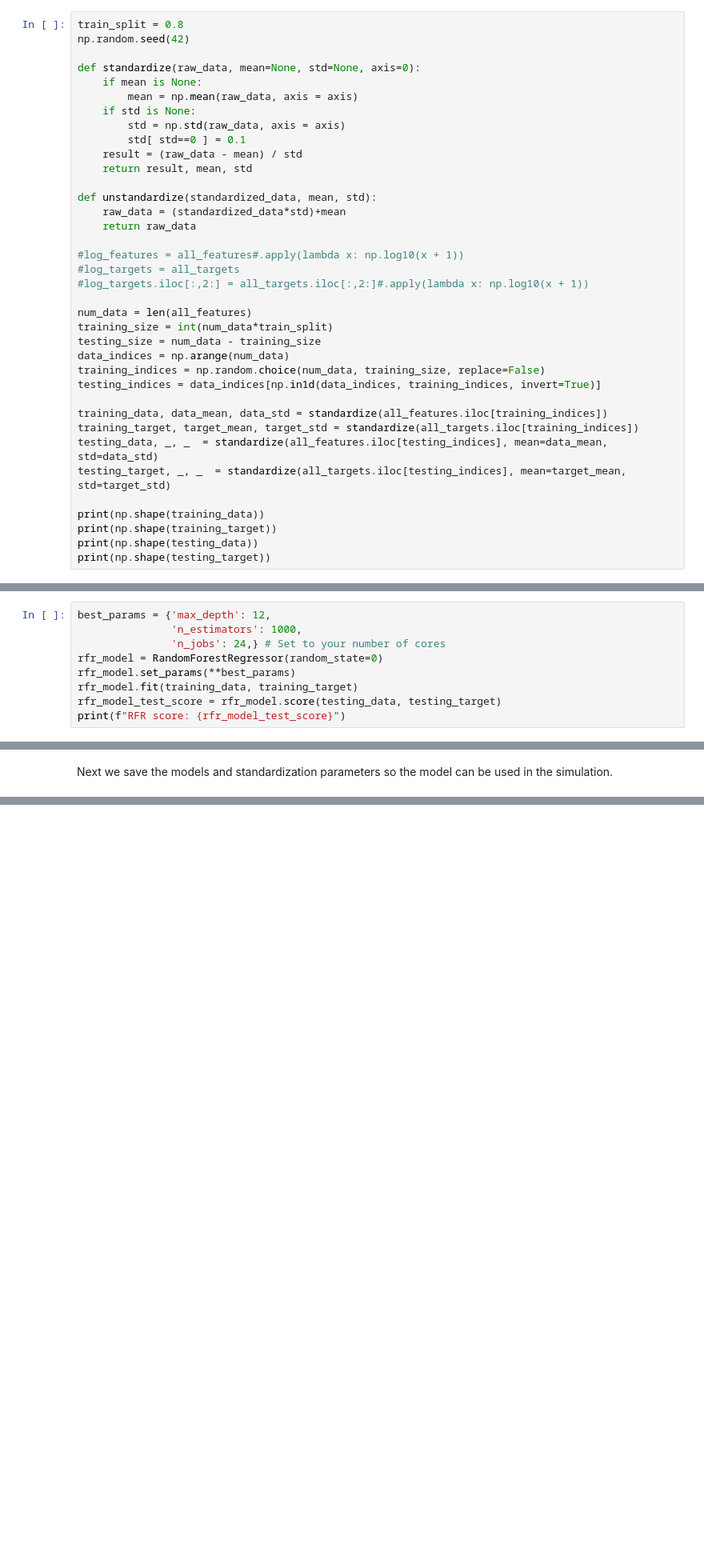
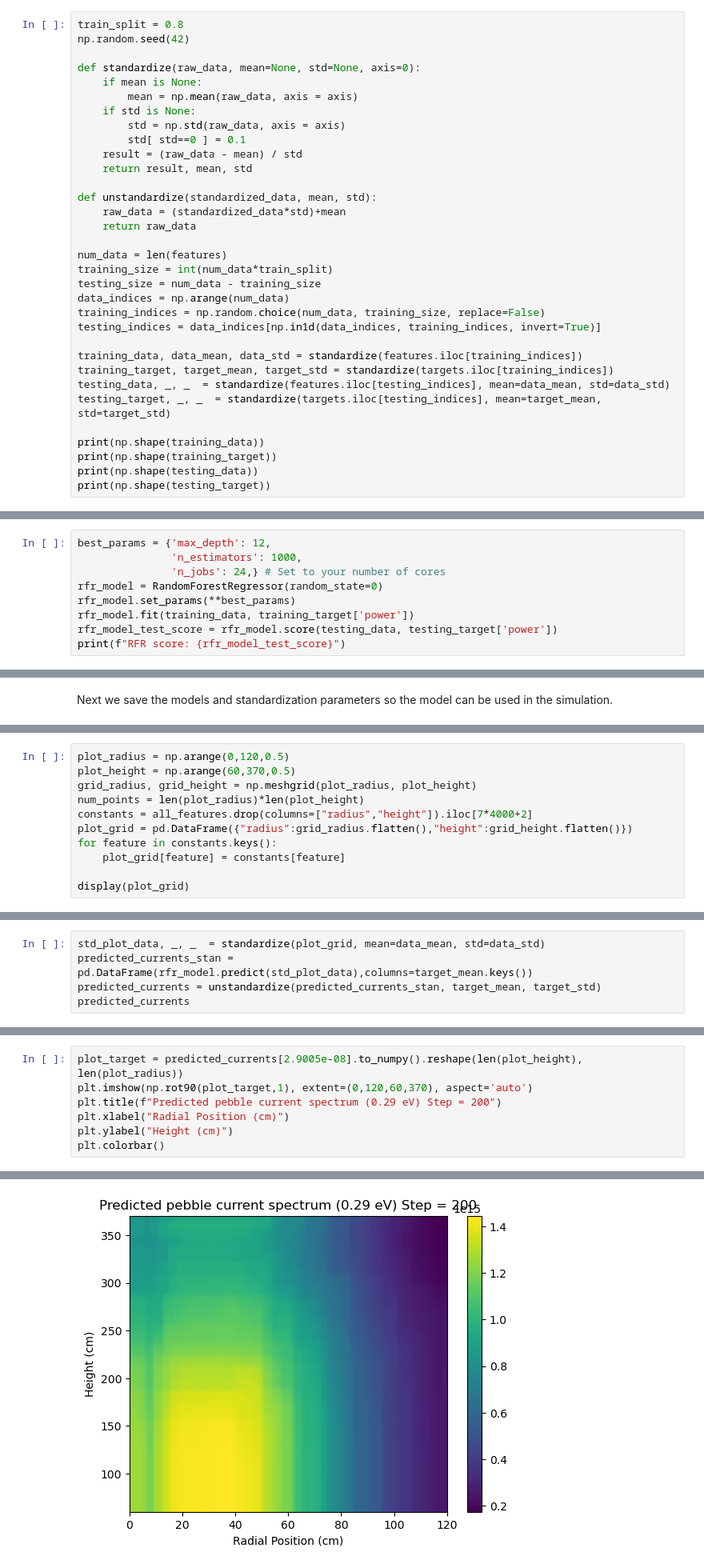
Before and after one commit to iankolaja/PEARLSim, a Jupyter notebook: create_current_model.ipynb, the cells around one changed output, grey strips where cells are left out. Shown: that part at 80% size. Saved outputs shown, nothing was run; the diff lists cells and outputs as text; blank space fills up the shorter version.

```diff
--- a/create_current_model.ipynb
+++ b/create_current_model.ipynb
@@ -128,21 +86,17 @@ def unstandardize(standardized_data, mean, std):
     raw_data = (standardized_data*std)+mean
     return raw_data
 
-#log_features = all_features#.apply(lambda x: np.log10(x + 1))
-#log_targets = all_targets
-#log_targets.iloc[:,2:] = all_targets.iloc[:,2:]#.apply(lambda x: np.log10(x + 1))
-
-num_data = len(all_features)
+num_data = len(features)
 training_size = int(num_data*train_split)
 testing_size = num_data - training_size
 data_indices = np.arange(num_data)
 training_indices = np.random.choice(num_data, training_size, replace=False)
 testing_indices = data_indices[np.in1d(data_indices, training_indices, invert=True)]
 
-training_data, data_mean, data_std = standardize(all_features.iloc[training_indices])
-training_target, target_mean, target_std = standardize(all_targets.iloc[training_indices])
-testing_data, _, _  = standardize(all_features.iloc[testing_indices], mean=data_mean, std=data_std)
-testing_target, _, _  = standardize(all_targets.iloc[testing_indices], mean=target_mean, std=target_std)
+training_data, data_mean, data_std = standardize(features.iloc[training_indices])
+training_target, target_mean, target_std = standardize(targets.iloc[training_indices])
+testing_data, _, _  = standardize(features.iloc[testing_indices], mean=data_mean, std=data_std)
+testing_target, _, _  = standardize(targets.iloc[testing_indices], mean=target_mean, std=target_std)
 
 print(np.shape(training_data))
 print(np.shape(training_target))
@@ -165,7 +129,7 @@ best_params = {'max_depth': 12,
                'n_jobs': 24,} # Set to your number of cores
 rfr_model = RandomForestRegressor(random_state=0)
 rfr_model.set_params(**best_params)
-rfr_model.fit(training_data, training_target)
-rfr_model_test_score = rfr_model.score(testing_data, testing_target)
+rfr_model.fit(training_data, training_target['power'])
+rfr_model_test_score = rfr_model.score(testing_data, testing_target['power'])
 print(f"RFR score: {rfr_model_test_score}")
 # %% [output]
@@ -182,0 +162,11 @@ target_std.to_csv("ml_models/current_rfr_target_std.csv", header=True)
+# %%
+plot_radius = np.arange(0,120,0.5)
+plot_height = np.arange(60,370,0.5)
+grid_radius, grid_height = np.meshgrid(plot_radius, plot_height)
+num_points = len(plot_radius)*len(plot_height)
+constants = all_features.drop(columns=["radius","height"]).iloc[7*4000+2]
+plot_grid = pd.DataFrame({"radius":grid_radius.flatten(),"height":grid_height.flatten()})
+for feature in constants.keys():
+    plot_grid[feature] = constants[feature]
+
+display(plot_grid)
@@ -182,0 +187,5 @@ target_std.to_csv("ml_models/current_rfr_target_std.csv", header=True)
+# %%
+std_plot_data, _, _  = standardize(plot_grid, mean=data_mean, std=data_std)
+predicted_currents_stan = pd.DataFrame(rfr_model.predict(std_plot_data),columns=target_mean.keys())
+predicted_currents = unstandardize(predicted_currents_stan, target_mean, target_std)
+predicted_currents
@@ -182,0 +206,8 @@ target_std.to_csv("ml_models/current_rfr_target_std.csv", header=True)
+# %%
+plot_target = predicted_currents[2.9005e-08].to_numpy().reshape(len(plot_height), len(plot_radius))
+plt.imshow(np.rot90(plot_target,1), extent=(0,120,60,370), aspect='auto')
+plt.title(f"Predicted pebble current spectrum (0.29 eV) Step = 200")
+plt.xlabel("Radial Position (cm)")
+plt.ylabel("Height (cm)")
+plt.colorbar()
+# %% [output]
@@ -182,0 +215 @@ target_std.to_csv("ml_models/current_rfr_target_std.csv", header=True)
+[figure, added]
```
Also changed, not shown: parts of 21 cells of this notebook.
